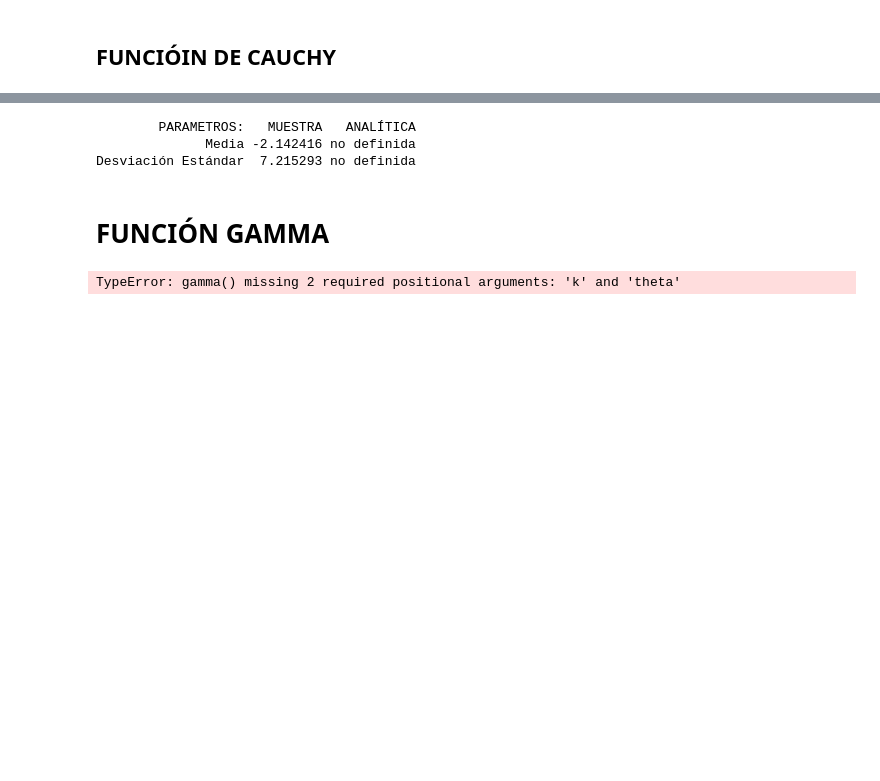
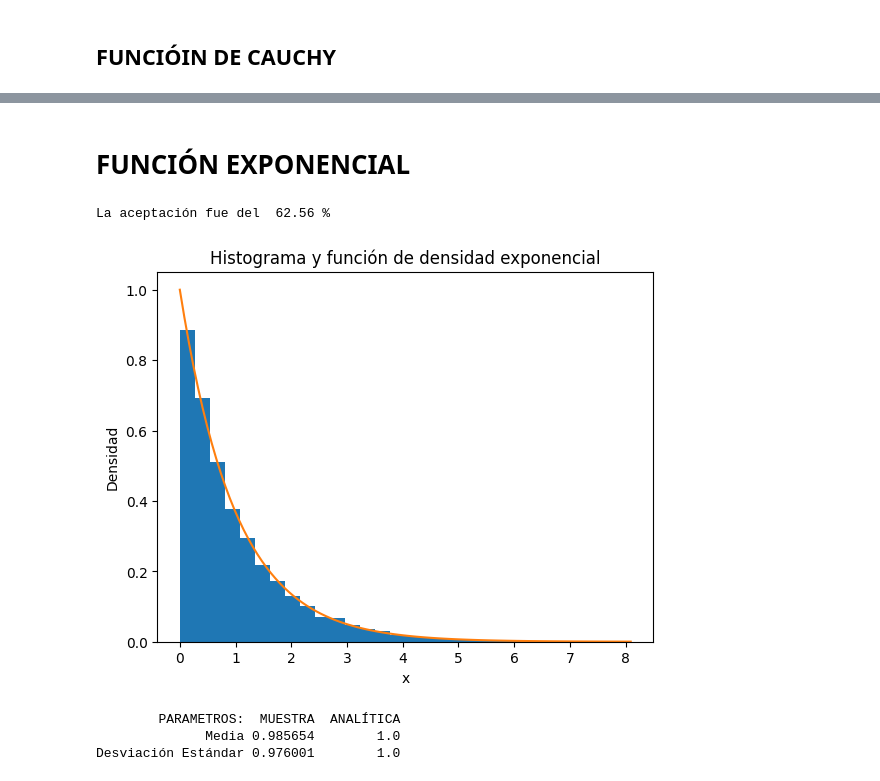
Before and after one commit to Gustavo-Ros/Simulaci-n-2, a Jupyter notebook: Metropolis.ipynb, the cells around one changed output, grey strips where cells are left out. Drawn from its saved outputs; the diff is of its cells as text; code cells hidden in the pictures; blank space fills up the shorter version.

```diff
--- a/Metropolis.ipynb
+++ b/Metropolis.ipynb
@@ -109,9 +131,48 @@ plt.show()
+# %% [markdown]
+# FUNCIÓN EXPONENCIAL
+# %%
+def exponencial(x, lambda_param):
+    return lambda_param * np.exp(-lambda_param * x)
+# %%
+
+# Parámetros
+lambda_param = 1
+
+
+n = 50000
+x = np.zeros(n)
+x[0] = 0
+accept = 0
+
+# Algoritmo de Metropolis-Hastings
+for i in range(0, n - 1):
+    y=x[i]+np.random.uniform(-lambda_param, lambda_param)
+    if y>=0:
+        if np.random.rand()<min(1, exponencial(y,lambda_param)/exponencial(x[i],lambda_param)):
+            x[i+1]=y
+            accept+=1
+        else:
+            x[i+1]=x[i]
+    else:
+        x[i+1]=x[i]
+
+print("La aceptación fue del ", accept/n*100, "%")
+plt.hist(x, density=True, bins=30)
+
+# Graficas
+xs = np.linspace(0, np.max(x), 100)
+plt.plot(xs, f_exponential(xs, lambda_param))
+plt.title('Histograma y función de densidad exponencial')
+plt.xlabel('x')
+plt.ylabel('Densidad')
+plt.show()
+# %% [output]
+La aceptación fue del  62.56 %
+[figure, added]
 # %%
-df = pd.DataFrame({'PARAMETROS:': ['Media', 'Desviación Estándar'], 'MUESTRA': [np.mean(x), np.std(x)],'ANALÍTICA': ["no definida", "no definida"]})
+df = pd.DataFrame({'PARAMETROS:': ['Media', 'Desviación Estándar'], 'MUESTRA': [np.mean(x), np.std(x)],'ANALÍTICA': [1/lambda_param, 1/lambda_param**2]})
 print(df.to_string(index=False))
 # %% [output]
-        PARAMETROS:   MUESTRA   ANALÍTICA
-              Media -2.142416 no definida
-Desviación Estándar  7.215293 no definida
+        PARAMETROS:  MUESTRA  ANALÍTICA
+              Media 0.985654        1.0
+Desviación Estándar 0.976001        1.0
-# %% [markdown]
-# FUNCIÓN GAMMA
@@ -123,23 +178,0 @@ def gamma(x, k, theta):
-# %%
-%matplotlib inline
-x0 = 2
-theta = 1
-n = 50000
-x = np.zeros(n)
-x[0] = 0
-accept = 0
-
-for i in range(0,n-1):
-  y=x[i]+np.random.uniform(-1,1)
-  if np.random.rand()<min(1,gamma(y, x0, theta)/gamma(x[i], x0, theta)):
-    x[i+1]=y
-    accept=accept+1
-  else:
-    x[i+1]=x[i]
-print("La aceptación fue del ", accept/n*100,"%")
-plt.hist(x,density=True, bins=30)
-xs=np.linspace(-100,100)
-plt.plot(xs,cauchy(xs,x0,ro))
-plt.show()
-# %% [output]
-TypeError: gamma() missing 2 required positional arguments: 'k' and 'theta'
```
Also changed, not shown: parts of 12 cells of this notebook.
